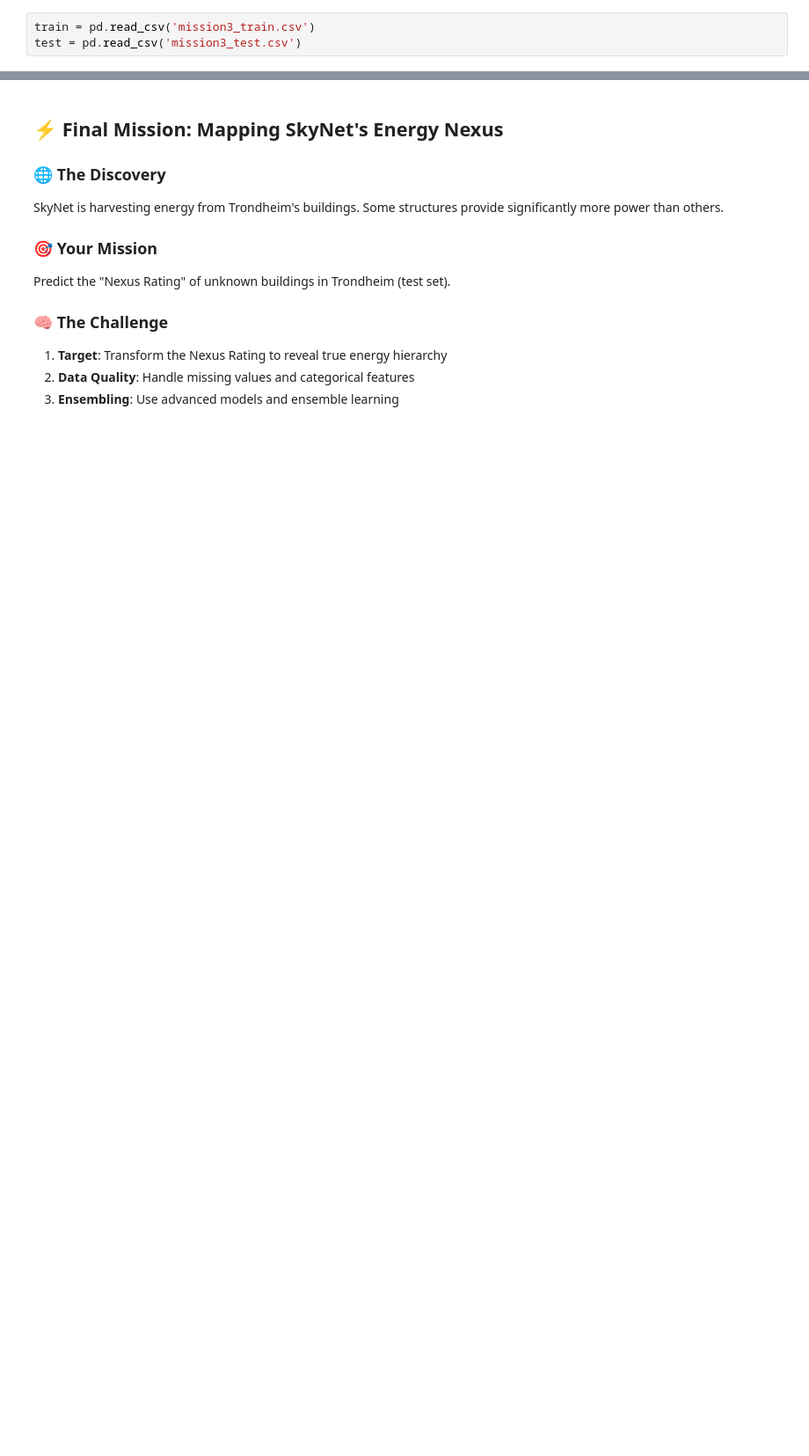
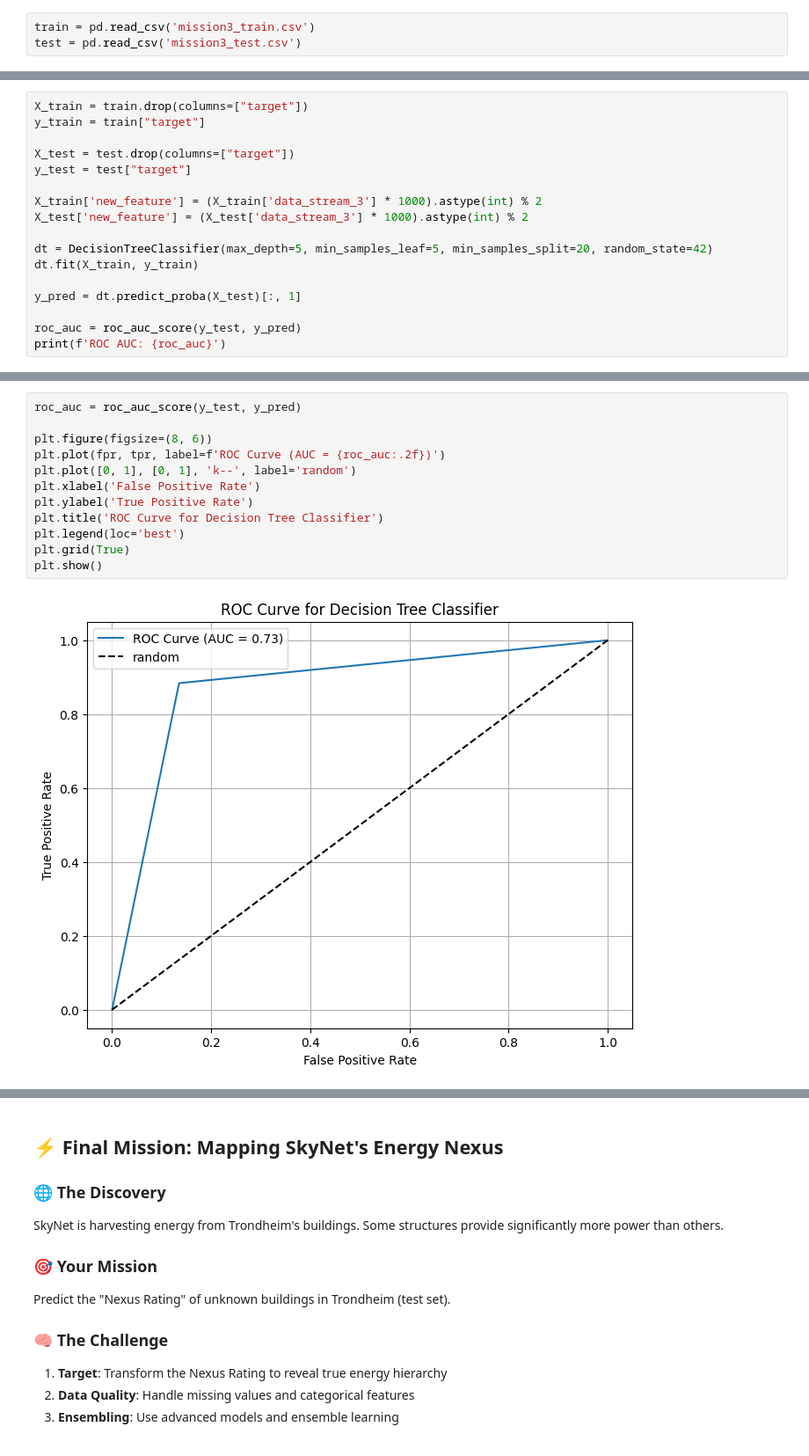
Before and after one commit to karosj/TDT4172, a Jupyter notebook: 1/Chapter_1.ipynb, the cells around one changed output, grey strips where cells are left out. Shown: that part at 88% size. Drawn from its saved outputs; the diff is of its cells as text; blank space fills up the shorter version.

```diff
--- a/1/Chapter_1.ipynb
+++ b/1/Chapter_1.ipynb
@@ -156,0 +271,17 @@ test = pd.read_csv('mission3_test.csv')
+# %%
+X_train = train.drop(columns=["target"])
+y_train = train["target"]
+
+X_test = test.drop(columns=["target"])
+y_test = test["target"]
+
+X_train['new_feature'] = (X_train['data_stream_3'] * 1000).astype(int) % 2
+X_test['new_feature'] = (X_test['data_stream_3'] * 1000).astype(int) % 2
+
+dt = DecisionTreeClassifier(max_depth=5, min_samples_leaf=5, min_samples_split=20, random_state=42)
+dt.fit(X_train, y_train)
+
+y_pred = dt.predict_proba(X_test)[:, 1]
+
+roc_auc = roc_auc_score(y_test, y_pred)
+print(f'ROC AUC: {roc_auc}')
@@ -156,0 +304,14 @@ test = pd.read_csv('mission3_test.csv')
+# %%
+roc_auc = roc_auc_score(y_test, y_pred)
+
+plt.figure(figsize=(8, 6))
+plt.plot(fpr, tpr, label=f'ROC Curve (AUC = {roc_auc:.2f})')
+plt.plot([0, 1], [0, 1], 'k--', label='random')
+plt.xlabel('False Positive Rate')
+plt.ylabel('True Positive Rate')
+plt.title('ROC Curve for Decision Tree Classifier')
+plt.legend(loc='best')
+plt.grid(True)
+plt.show()
+# %% [output]
+[figure, added]
```
Also changed, not shown: parts of 38 cells of this notebook, 2 other files.
